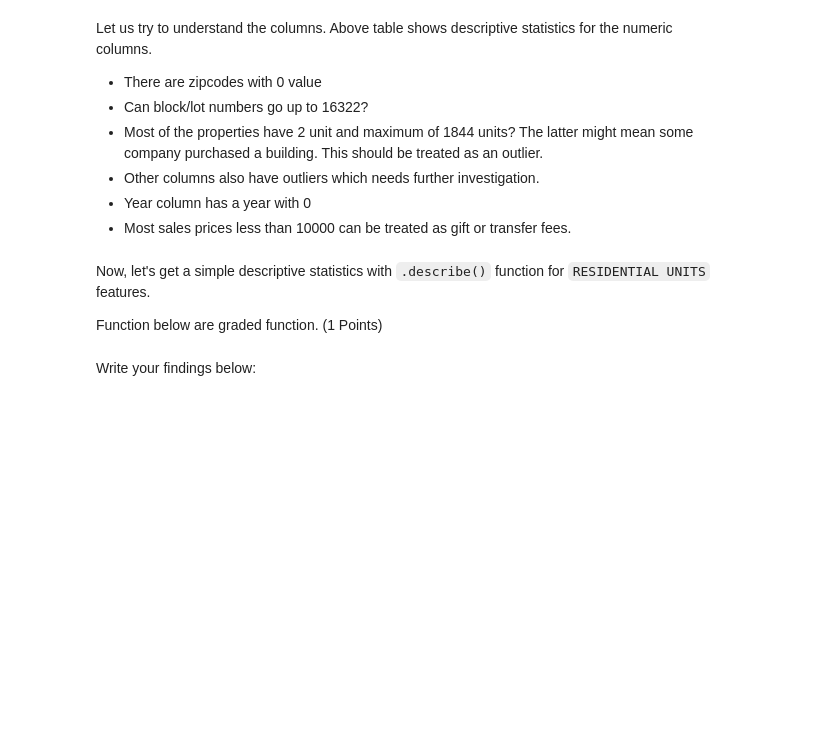
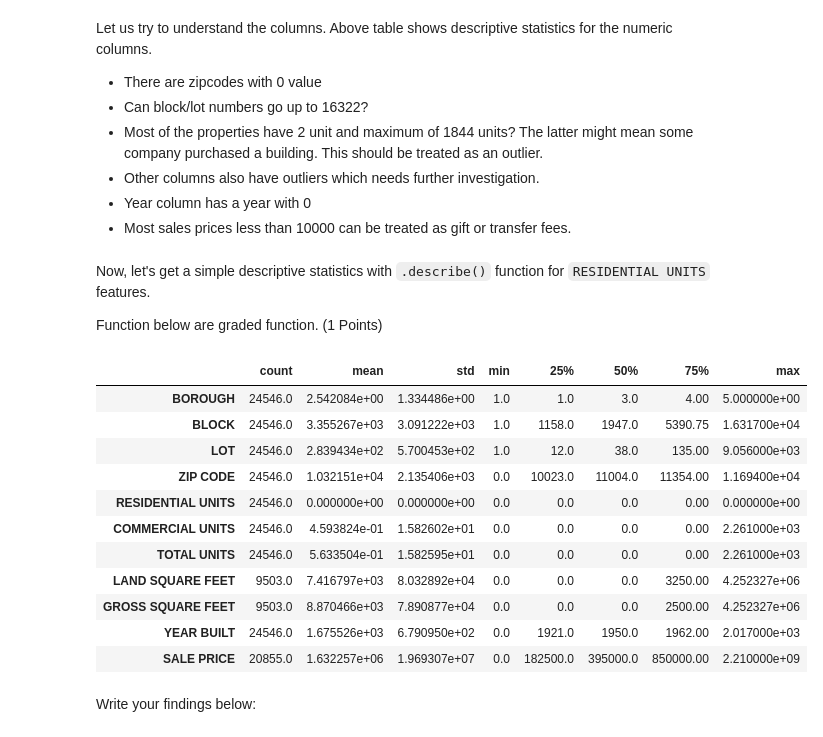
Before and after one commit to pramudityad/h8-48, a Jupyter notebook: Assignment2-201022-113431(1).ipynb, the cells around one changed output. Cells and saved outputs as stored; diff of their text form; code cells hidden in the pictures; blank space fills up the shorter version.

```diff
--- a/Assignment2-201022-113431(1).ipynb
+++ b/Assignment2-201022-113431(1).ipynb
@@ -175,10 +276,23 @@ Now, let's get a simple descriptive statistics with `.describe()` function for `
 Function below are graded function. (1 Points)
 # %%
 # Write your function below
-
+df[df['RESIDENTIAL UNITS']==0].describe().transpose()
 # Graded-Funtion Begin (~1 Lines)
 
 # Graded-Funtion End
+# %% [output]
+|  | count | mean | std | min | 25% | 50% | 75% | max |
+| BOROUGH | 24546.0 | 2.542084e+00 | 1.334486e+00 | 1.0 | 1.0 | 3.0 | 4.00 | 5.000000e+00 |
+| BLOCK | 24546.0 | 3.355267e+03 | 3.091222e+03 | 1.0 | 1158.0 | 1947.0 | 5390.75 | 1.631700e+04 |
+| LOT | 24546.0 | 2.839434e+02 | 5.700453e+02 | 1.0 | 12.0 | 38.0 | 135.00 | 9.056000e+03 |
+| ZIP CODE | 24546.0 | 1.032151e+04 | 2.135406e+03 | 0.0 | 10023.0 | 11004.0 | 11354.00 | 1.169400e+04 |
+| RESIDENTIAL UNITS | 24546.0 | 0.000000e+00 | 0.000000e+00 | 0.0 | 0.0 | 0.0 | 0.00 | 0.000000e+00 |
+| COMMERCIAL UNITS | 24546.0 | 4.593824e-01 | 1.582602e+01 | 0.0 | 0.0 | 0.0 | 0.00 | 2.261000e+03 |
+| TOTAL UNITS | 24546.0 | 5.633504e-01 | 1.582595e+01 | 0.0 | 0.0 | 0.0 | 0.00 | 2.261000e+03 |
+| LAND SQUARE FEET | 9503.0 | 7.416797e+03 | 8.032892e+04 | 0.0 | 0.0 | 0.0 | 3250.00 | 4.252327e+06 |
+| GROSS SQUARE FEET | 9503.0 | 8.870466e+03 | 7.890877e+04 | 0.0 | 0.0 | 0.0 | 2500.00 | 4.252327e+06 |
+| YEAR BUILT | 24546.0 | 1.675526e+03 | 6.790950e+02 | 0.0 | 1921.0 | 1950.0 | 1962.00 | 2.017000e+03 |
+| SALE PRICE | 20855.0 | 1.632257e+06 | 1.969307e+07 | 0.0 | 182500.0 | 395000.0 | 850000.00 | 2.210000e+09 |
 # %% [markdown]
 Write your findings below:
 # %% [markdown]
```
Also changed, not shown: parts of 37 cells of this notebook, 2 other files.
